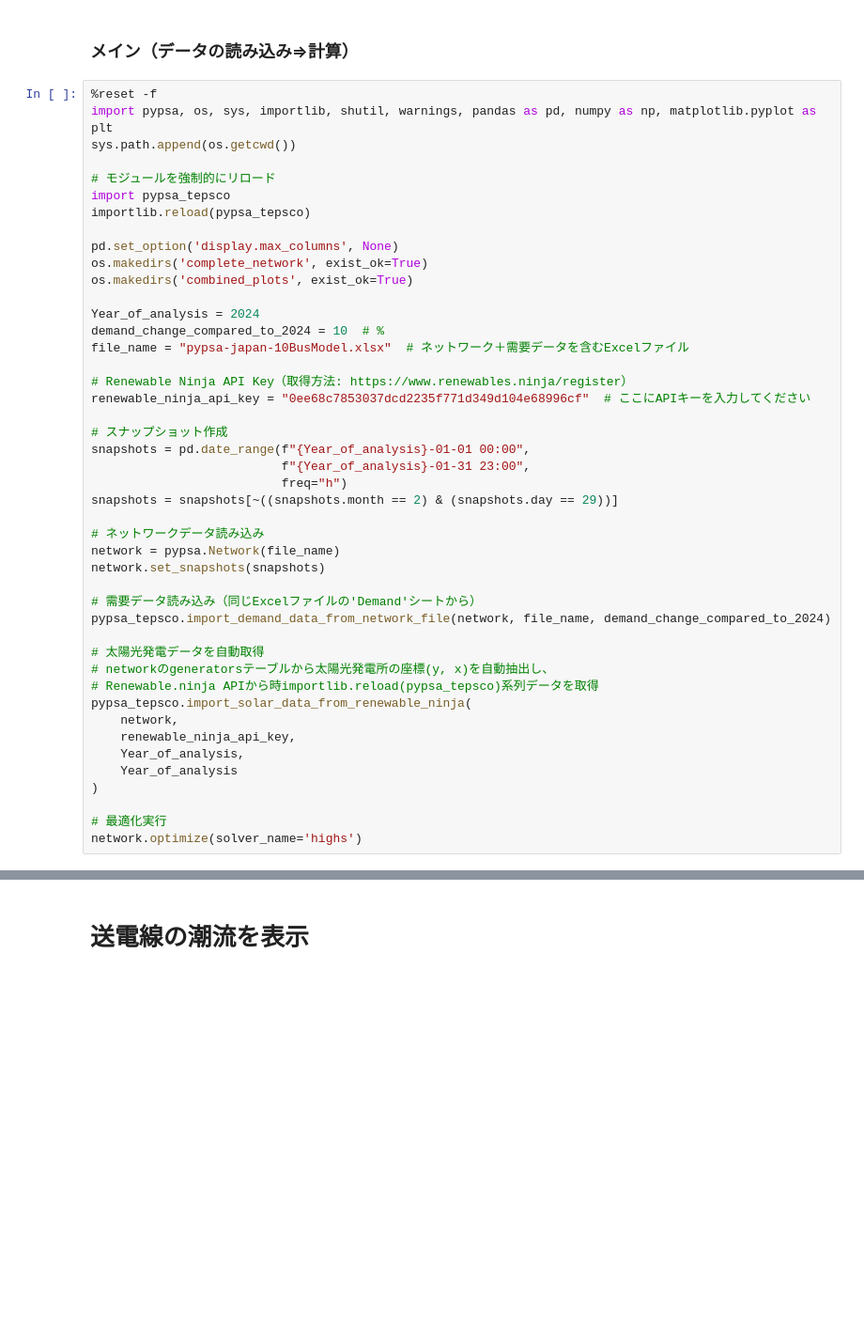
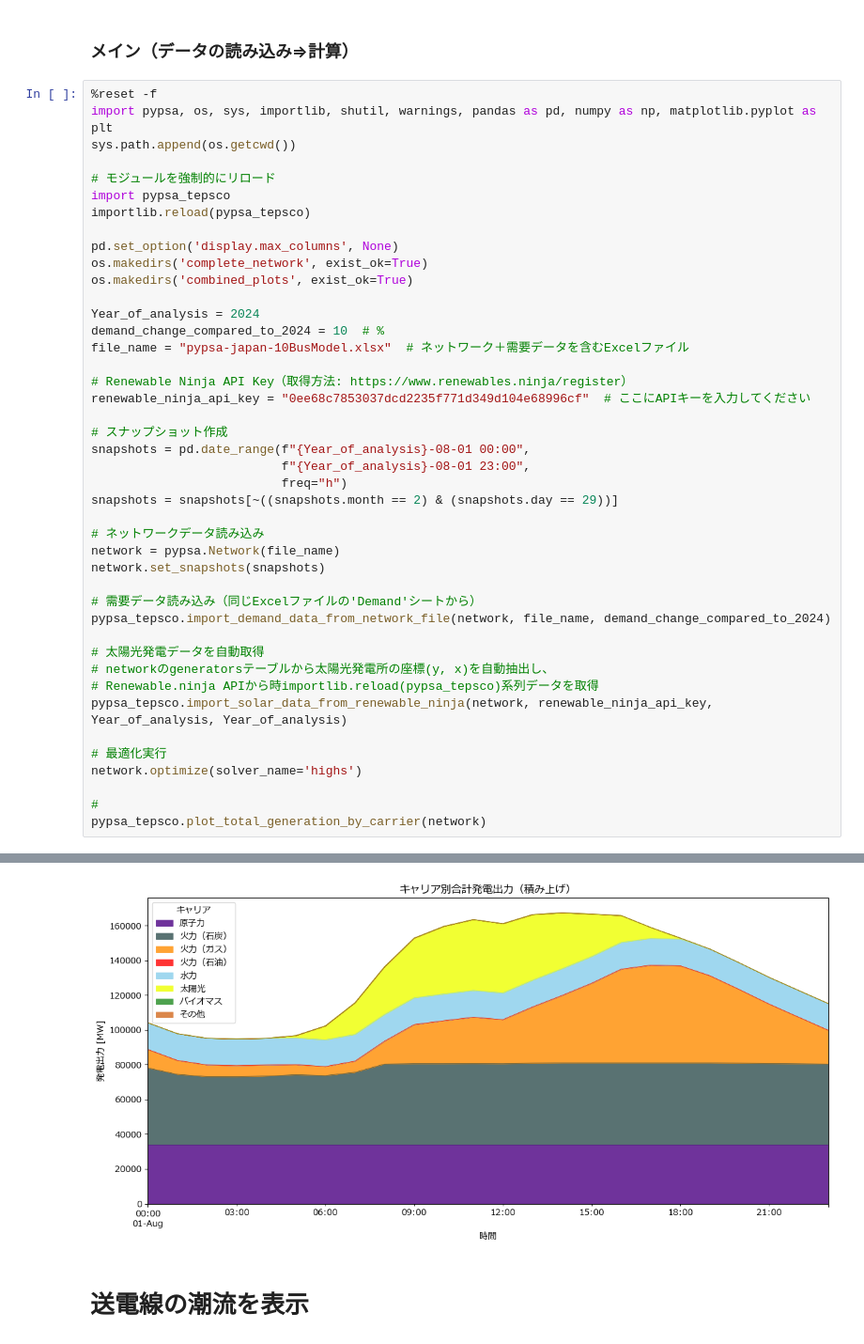
Before and after one commit to takashi-yanase/DemandSupplySimulation, a Jupyter notebook: pypsa-tepsco-master-notebook.ipynb, the cells around one changed output, grey strips where cells are left out. Shown: that part at 94% size. Cells and saved outputs as stored; diff of their text form; blank space fills up the shorter version.

```diff
--- a/pypsa-tepsco-master-notebook.ipynb
+++ b/pypsa-tepsco-master-notebook.ipynb
@@ -41,8 +41,8 @@ file_name = "pypsa-japan-10BusModel.xlsx"  # ネットワーク＋需要デー
 renewable_ninja_api_key = "0ee68c7853037dcd2235f771d349d104e68996cf"  # ここにAPIキーを入力してください
 
 # スナップショット作成
-snapshots = pd.date_range(f"{Year_of_analysis}-01-01 00:00",
-                          f"{Year_of_analysis}-01-31 23:00",
+snapshots = pd.date_range(f"{Year_of_analysis}-08-01 00:00",
+                          f"{Year_of_analysis}-08-01 23:00",
                           freq="h")
 snapshots = snapshots[~((snapshots.month == 2) & (snapshots.day == 29))]
 
@@ -56,12 +56,11 @@ pypsa_tepsco.import_demand_data_from_network_file(network, file_name, demand_cha
 # 太陽光発電データを自動取得
 # networkのgeneratorsテーブルから太陽光発電所の座標(y, x)を自動抽出し、
 # Renewable.ninja APIから時importlib.reload(pypsa_tepsco)系列データを取得
-pypsa_tepsco.import_solar_data_from_renewable_ninja(
-    network,
-    renewable_ninja_api_key,
-    Year_of_analysis,
-    Year_of_analysis
-)
+pypsa_tepsco.import_solar_data_from_renewable_ninja(network, renewable_ninja_api_key, Year_of_analysis, Year_of_analysis)
 
 # 最適化実行
 network.optimize(solver_name='highs')
+
+#
+pypsa_tepsco.plot_total_generation_by_carrier(network)
+# %% [output]
@@ -68,2 +97,3 @@ network.optimize(solver_name='highs')
+[figure, added]
 # %% [markdown]
 # 送電線の潮流を表示
```
Also changed, not shown: parts of 7 cells of this notebook, 2 other files.
